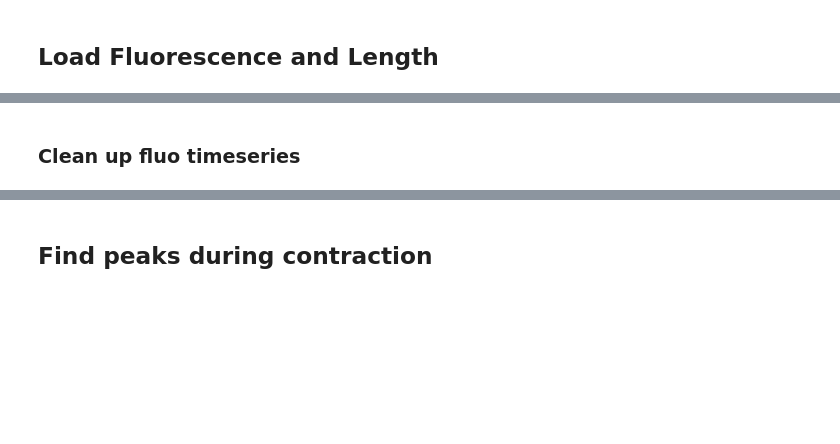
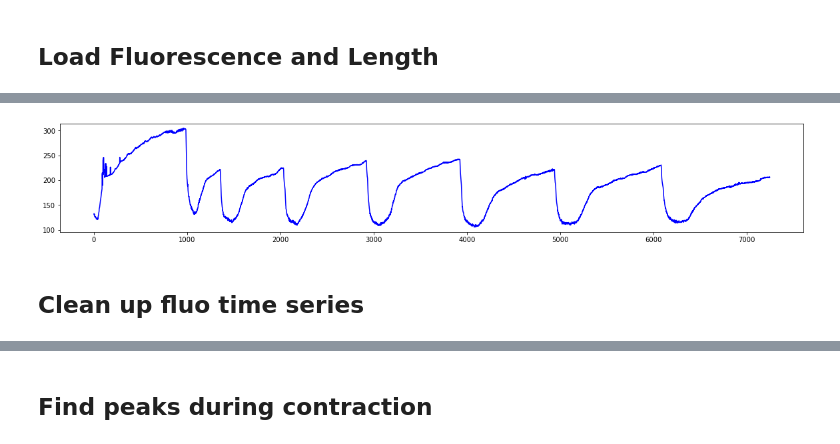
Before and after one commit to hengjiwang/hydracv, a Jupyter notebook: hydracv/neural_activity_stats/analyze_single_video.ipynb, the cells around one changed output, grey strips where cells are left out. Cells and saved outputs as stored; diff of their text form; code cells hidden in the pictures; blank space fills up the shorter version.

```diff
--- a/hydracv/neural_activity_stats/analyze_single_video.ipynb
+++ b/hydracv/neural_activity_stats/analyze_single_video.ipynb
@@ -68,0 +132,21 @@ plt.show()
+# %%
+diff = length[end_effect] - length[start_effect - 1]
+
+before = length[:start_effect]
+during = []
+after = length[end_effect:]-diff
+
+# deal with the small range of frames during which camera is still actively moving
+
+length_start = length[start_effect - 1]
+for i in range(start_effect, end_effect):
+    diff = length[i] - length_start
+    during.append(length[i]-diff)
+
+length_adjusted = list(before) + during + list(after)
+
+plt.figure(figsize=(20,3))
+plt.plot(length_adjusted[start_viz:end_viz], 'b')
+plt.show()
+# %% [output]
+[figure, added]
@@ -69,2 +159,2 @@ plt.show()
 # %% [markdown]
-### Clean up fluo timeseries
+## Clean up fluo time series
```
Also changed, not shown: parts of 57 cells of this notebook, 8 other files.
